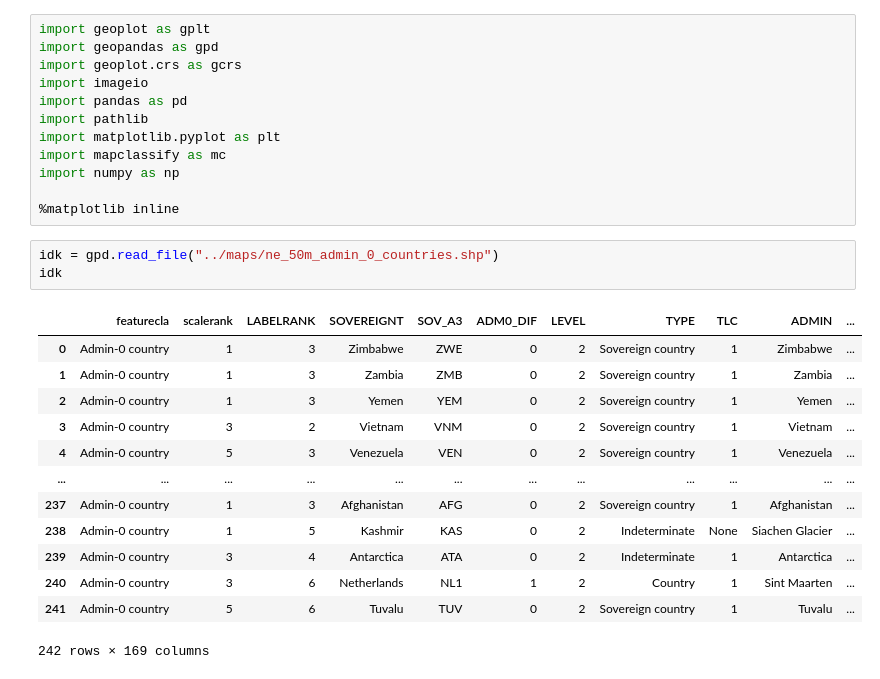
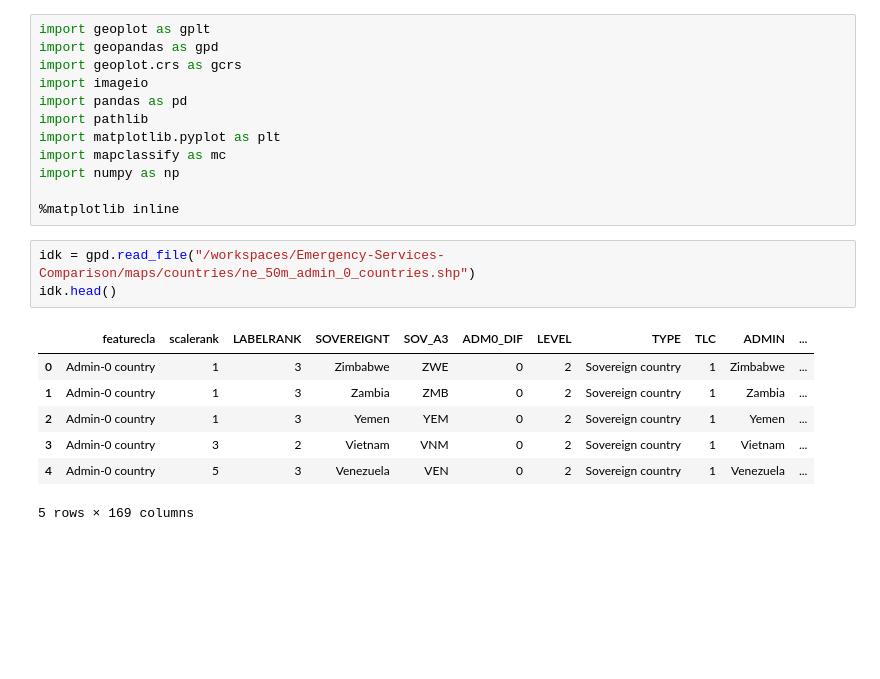
Before and after one commit to Steef-Broeder/Emergency-Services-Comparison, a Jupyter notebook: src/app.ipynb, the cells around one changed output. Drawn from its saved outputs; the diff is of its cells as text; blank space fills up the shorter version.

```diff
--- a/src/app.ipynb
+++ b/src/app.ipynb
@@ -11,22 +11,16 @@ import numpy as np
 
 %matplotlib inline
 # %%
-idk = gpd.read_file("../maps/ne_50m_admin_0_countries.shp")
-idk
+idk = gpd.read_file("/workspaces/Emergency-Services-Comparison/maps/countries/ne_50m_admin_0_countries.shp")
+idk.head()
 # %% [output]
 |  | featurecla | scalerank | LABELRANK | SOVEREIGNT | SOV_A3 | ADM0_DIF | LEVEL | TYPE | TLC | ADMIN | ... |
 | 0 | Admin-0 country | 1 | 3 | Zimbabwe | ZWE | 0 | 2 | Sovereign country | 1 | Zimbabwe | ... |
 | 1 | Admin-0 country | 1 | 3 | Zambia | ZMB | 0 | 2 | Sovereign country | 1 | Zambia | ... |
 | 2 | Admin-0 country | 1 | 3 | Yemen | YEM | 0 | 2 | Sovereign country | 1 | Yemen | ... |
 | 3 | Admin-0 country | 3 | 2 | Vietnam | VNM | 0 | 2 | Sovereign country | 1 | Vietnam | ... |
 | 4 | Admin-0 country | 5 | 3 | Venezuela | VEN | 0 | 2 | Sovereign country | 1 | Venezuela | ... |
-| ... | ... | ... | ... | ... | ... | ... | ... | ... | ... | ... | ... |
-| 237 | Admin-0 country | 1 | 3 | Afghanistan | AFG | 0 | 2 | Sovereign country | 1 | Afghanistan | ... |
-| 238 | Admin-0 country | 1 | 5 | Kashmir | KAS | 0 | 2 | Indeterminate | None | Siachen Glacier | ... |
-| 239 | Admin-0 country | 3 | 4 | Antarctica | ATA | 0 | 2 | Indeterminate | 1 | Antarctica | ... |
-| 240 | Admin-0 country | 3 | 6 | Netherlands | NL1 | 1 | 2 | Country | 1 | Sint Maarten | ... |
-| 241 | Admin-0 country | 5 | 6 | Tuvalu | TUV | 0 | 2 | Sovereign country | 1 | Tuvalu | ... |
-242 rows × 169 columns
+5 rows × 169 columns
 # %%
 idk.plot()
 # %% [output]
```
Also changed, not shown: parts of 6 cells of this notebook.
